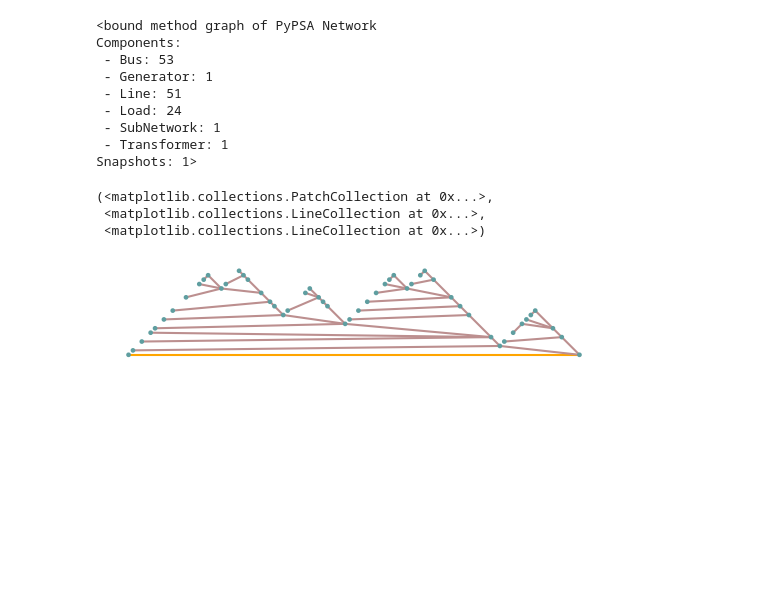
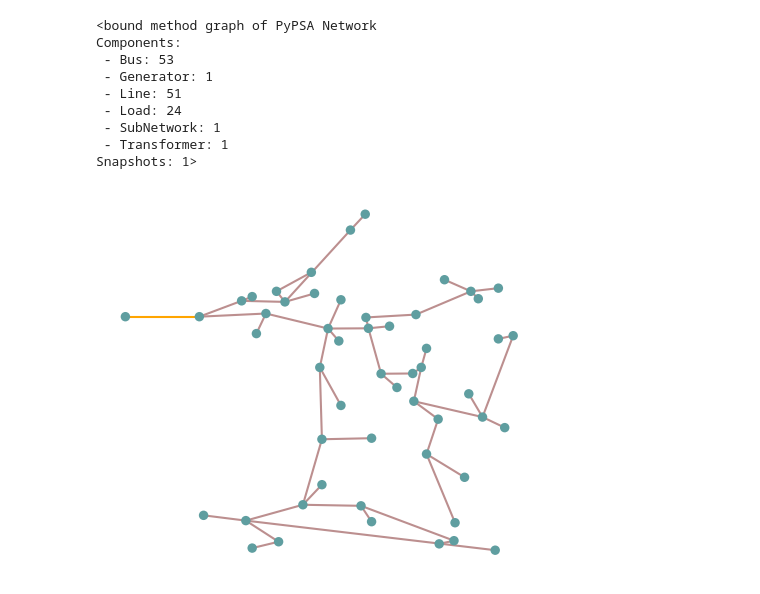
Before and after one commit to DVA-Code/DVAGrid, a Jupyter notebook: KU_distribution_system.ipynb, the cells around one changed output. Cells and saved outputs as stored; diff of their text form; code cells hidden in the pictures; blank space fills up the shorter version.

```diff
--- a/KU_distribution_system.ipynb
+++ b/KU_distribution_system.ipynb
@@ -229,11 +289,9 @@ Components:
  - Transformer: 1
 Snapshots: 1>
 # %%
-network.plot(bus_sizes = 0.0001)
+network.plot(bus_sizes = 0.000000002)
+plt.show()
 # %% [output]
-(<matplotlib.collections.PatchCollection at 0x...>,
- <matplotlib.collections.LineCollection at 0x...>,
- <matplotlib.collections.LineCollection at 0x...>)
-[figure, old version]
+[figure, new version]
 # %% [markdown]
 ![labelled distribution system.jpg](attachment:d92a7fc8-622c-4639-a1fc-0e34d52432b0.jpg)
```
Also changed, not shown: parts of 3 cells of this notebook.
